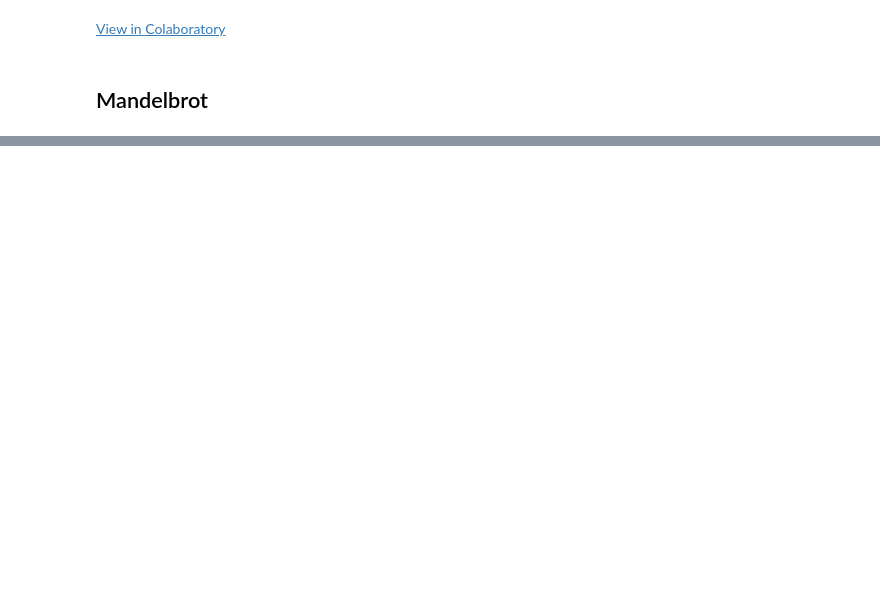
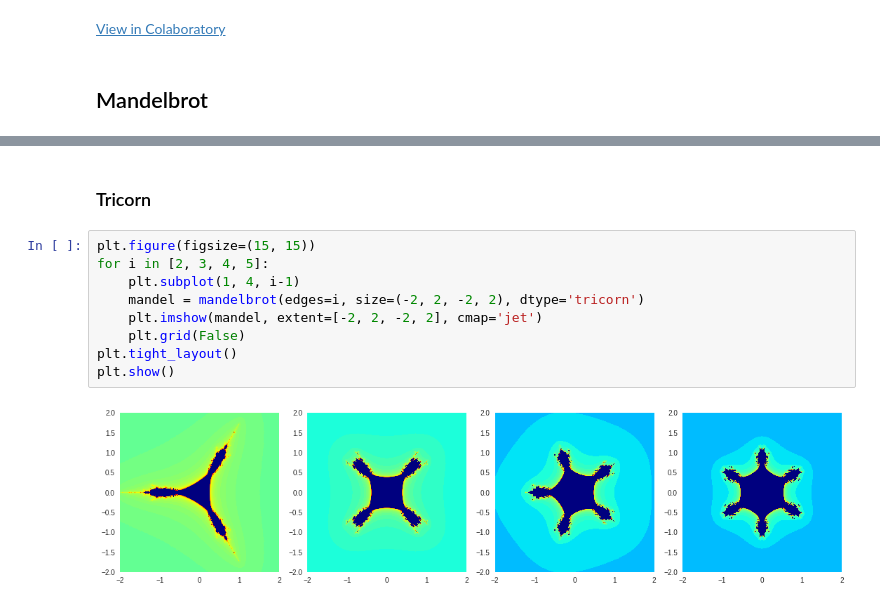
Before and after one commit to rdenadai/Image-Study-Notebooks, a Jupyter notebook: notebooks/madelbrot.ipynb, the cells around one changed output, grey strips where cells are left out. Cells and saved outputs as stored; diff of their text form; blank space fills up the shorter version.

```diff
--- a/notebooks/madelbrot.ipynb
+++ b/notebooks/madelbrot.ipynb
@@ -53,0 +127,13 @@ plt.show()
+# %% [markdown]
+### Tricorn
+# %%
+plt.figure(figsize=(15, 15))
+for i in [2, 3, 4, 5]:
+    plt.subplot(1, 4, i-1)
+    mandel = mandelbrot(edges=i, size=(-2, 2, -2, 2), dtype='tricorn')
+    plt.imshow(mandel, extent=[-2, 2, -2, 2], cmap='jet')
+    plt.grid(False)
+plt.tight_layout()
+plt.show()
+# %% [output]
+[figure, added]
```
Also changed, not shown: parts of 16 cells of this notebook.
